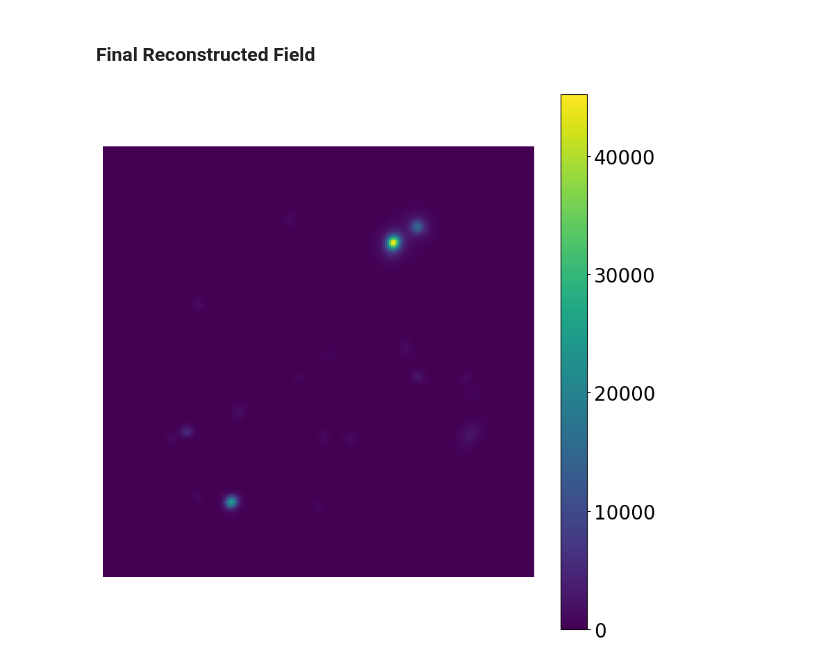
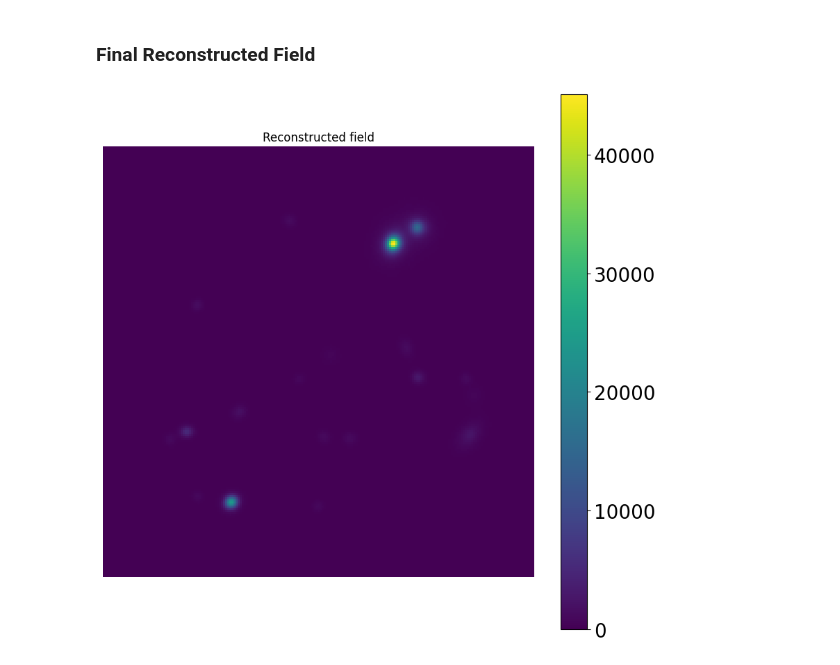
Before and after one commit to LSSTDESC/madness, a Jupyter notebook: docs/tutorial_notebooks/deblending.ipynb, the cells around one changed output. Cells and saved outputs as stored; diff of their text form; code cells hidden in the pictures.

```diff
--- a/docs/tutorial_notebooks/deblending.ipynb
+++ b/docs/tutorial_notebooks/deblending.ipynb
@@ -25,8 +23,7 @@ from madness_deblender.utils import get_data_dir_path, get_madness_deblender_con
 %autoreload 2
 %matplotlib inline
 # %%
-with open(get_madness_deblender_config_path()) as f:
-    madness_deblender_config = yaml.safe_load(f)
+survey_name = "LSST"
 # %% [markdown]
 Here we will load 4 fields that were simulated with the blending toolkit. These files are availble in the data folder.\
 The configuration here had a maximum 20 galaxies in each field.
@@ -64,10 +61,10 @@ There 3 weights are stored in folders named as 'vae', 'flow', and 'deblender' in
 tf.get_logger().setLevel("ERROR")
 
 weights_path = os.path.join(
-    get_data_dir_path(), madness_deblender_config["survey_name"] + "0.01"
+    get_data_dir_path(), survey_name
 )  # replace with correct path
-survey = galcheat.get_survey(madness_deblender_config["survey_name"])
-deb = Deblend(weights_path=weights_path, survey=survey)
+survey = galcheat.get_survey(survey_name)
+deb = Deblender(weights_path=weights_path, survey=survey)
 
 field = blend.blend_images
 # %% [markdown]
@@ -249,13 +246,15 @@ plt.axis("off");
 # %%
 predicted_field = blend.blend_images[field_example_to_display] - np.transpose(
     residual, axes=[2, 0, 1]
 )
+
 fig = plt.figure(figsize=(10, 10))
 ax = fig.gca()
 im1 = ax.imshow(predicted_field[2, :, :])
 cbar = fig.colorbar(im1, ax=ax)
 cbar.ax.tick_params(labelsize=20)
+plt.title("Reconstructed field")
 plt.axis("off")
 plt.show();
 # %% [output]
-[figure, old version]
+[figure, new version]
```
Also changed, not shown: parts of 5 cells of this notebook, 9 other files.
